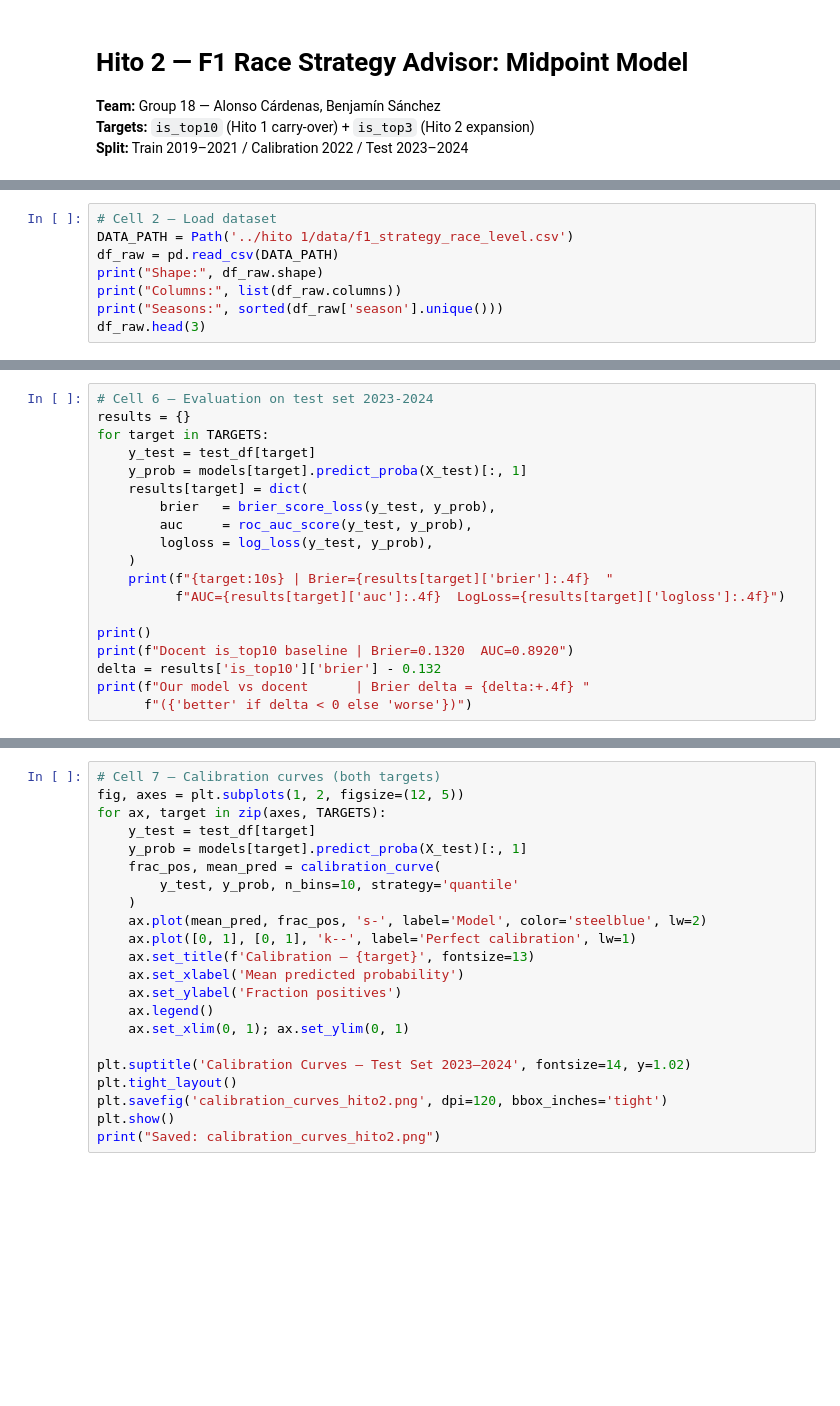
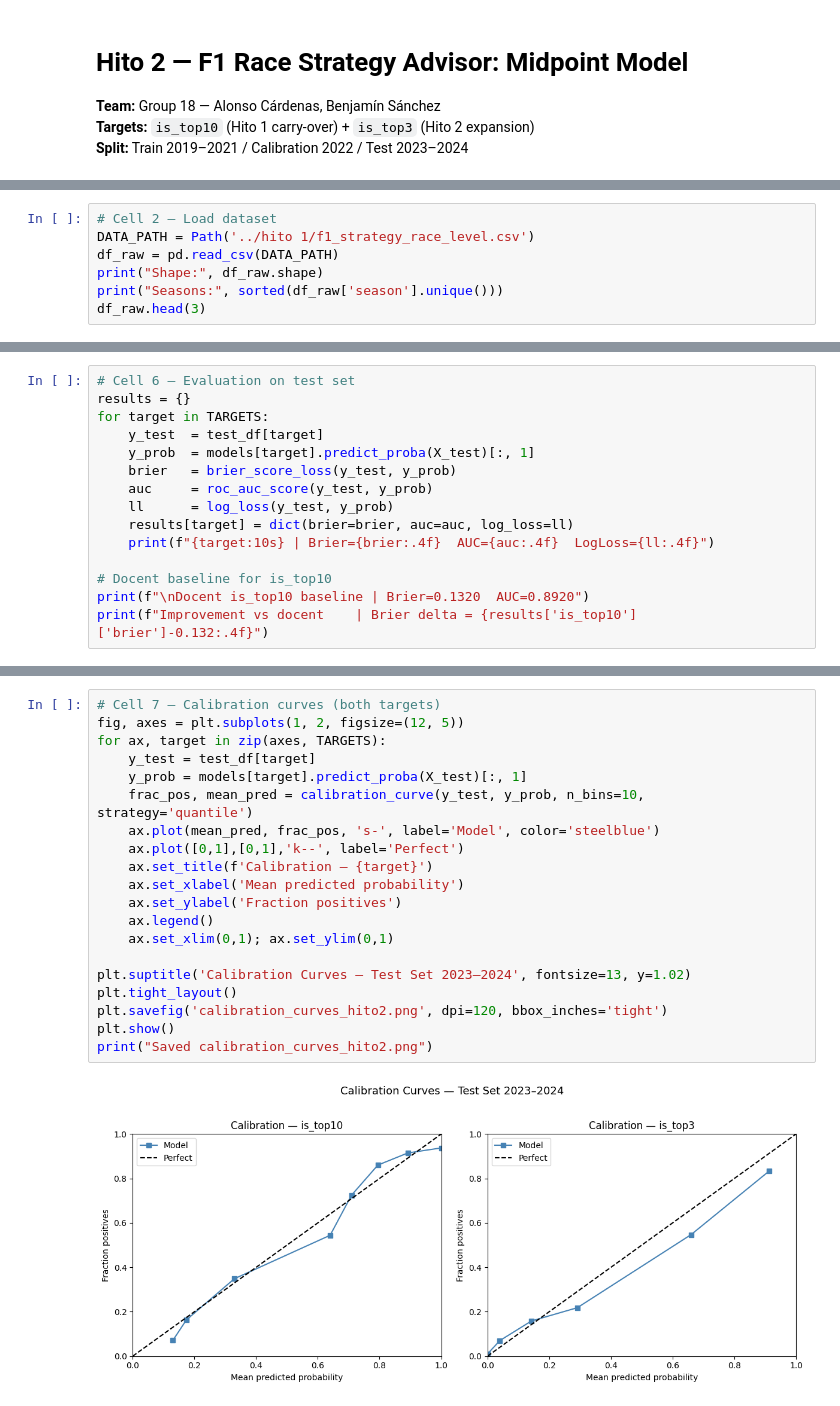
Before and after one commit to Benjasncz2/iit414w-lab01-group18, a Jupyter notebook: hito 2/hito2_modeling.ipynb, the cells around one changed output, grey strips where cells are left out. Saved outputs shown, nothing was run; the diff lists cells and outputs as text; blank space fills up the shorter version.

```diff
--- a/hito 2/hito2_modeling.ipynb
+++ b/hito 2/hito2_modeling.ipynb
@@ -26,8 +29,7 @@ print("Imports OK | LightGBM:", HAS_LGBM)
 # %%
 # Cell 2 — Load dataset
-DATA_PATH = Path('../hito 1/data/f1_strategy_race_level.csv')
+DATA_PATH = Path('../hito 1/f1_strategy_race_level.csv')
 df_raw = pd.read_csv(DATA_PATH)
 print("Shape:", df_raw.shape)
-print("Columns:", list(df_raw.columns))
 print("Seasons:", sorted(df_raw['season'].unique()))
 df_raw.head(3)
@@ -136,19 +144,15 @@ for target in TARGETS:
 # %%
-# Cell 6 — Evaluation on test set 2023-2024
+# Cell 6 — Evaluation on test set
 results = {}
 for target in TARGETS:
-    y_test = test_df[target]
-    y_prob = models[target].predict_proba(X_test)[:, 1]
-    results[target] = dict(
-        brier   = brier_score_loss(y_test, y_prob),
-        auc     = roc_auc_score(y_test, y_prob),
-        logloss = log_loss(y_test, y_prob),
-    )
-    print(f"{target:10s} | Brier={results[target]['brier']:.4f}  "
-          f"AUC={results[target]['auc']:.4f}  LogLoss={results[target]['logloss']:.4f}")
+    y_test  = test_df[target]
+    y_prob  = models[target].predict_proba(X_test)[:, 1]
+    brier   = brier_score_loss(y_test, y_prob)
+    auc     = roc_auc_score(y_test, y_prob)
+    ll      = log_loss(y_test, y_prob)
+    results[target] = dict(brier=brier, auc=auc, log_loss=ll)
+    print(f"{target:10s} | Brier={brier:.4f}  AUC={auc:.4f}  LogLoss={ll:.4f}")
 
-print()
-print(f"Docent is_top10 baseline | Brier=0.1320  AUC=0.8920")
-delta = results['is_top10']['brier'] - 0.132
-print(f"Our model vs docent      | Brier delta = {delta:+.4f} "
-      f"({'better' if delta < 0 else 'worse'})")
+# Docent baseline for is_top10
+print(f"\nDocent is_top10 baseline | Brier=0.1320  AUC=0.8920")
+print(f"Improvement vs docent    | Brier delta = {results['is_top10']['brier']-0.132:.4f}")
@@ -155,22 +165,22 @@ print(f"Our model vs docent      | Brier delta = {delta:+.4f} "
 # %%
 # Cell 7 — Calibration curves (both targets)
 fig, axes = plt.subplots(1, 2, figsize=(12, 5))
 for ax, target in zip(axes, TARGETS):
     y_test = test_df[target]
     y_prob = models[target].predict_proba(X_test)[:, 1]
-    frac_pos, mean_pred = calibration_curve(
-        y_test, y_prob, n_bins=10, strategy='quantile'
-    )
-    ax.plot(mean_pred, frac_pos, 's-', label='Model', color='steelblue', lw=2)
-    ax.plot([0, 1], [0, 1], 'k--', label='Perfect calibration', lw=1)
-    ax.set_title(f'Calibration — {target}', fontsize=13)
+    frac_pos, mean_pred = calibration_curve(y_test, y_prob, n_bins=10, strategy='quantile')
+    ax.plot(mean_pred, frac_pos, 's-', label='Model', color='steelblue')
+    ax.plot([0,1],[0,1],'k--', label='Perfect')
+    ax.set_title(f'Calibration — {target}')
     ax.set_xlabel('Mean predicted probability')
     ax.set_ylabel('Fraction positives')
     ax.legend()
-    ax.set_xlim(0, 1); ax.set_ylim(0, 1)
+    ax.set_xlim(0,1); ax.set_ylim(0,1)
 
-plt.suptitle('Calibration Curves — Test Set 2023–2024', fontsize=14, y=1.02)
+plt.suptitle('Calibration Curves — Test Set 2023–2024', fontsize=13, y=1.02)
 plt.tight_layout()
 plt.savefig('calibration_curves_hito2.png', dpi=120, bbox_inches='tight')
 plt.show()
-print("Saved: calibration_curves_hito2.png")
+print("Saved calibration_curves_hito2.png")
+# %% [output]
+[figure, added]
```
Also changed, not shown: parts of 16 cells of this notebook, 3 other files.
